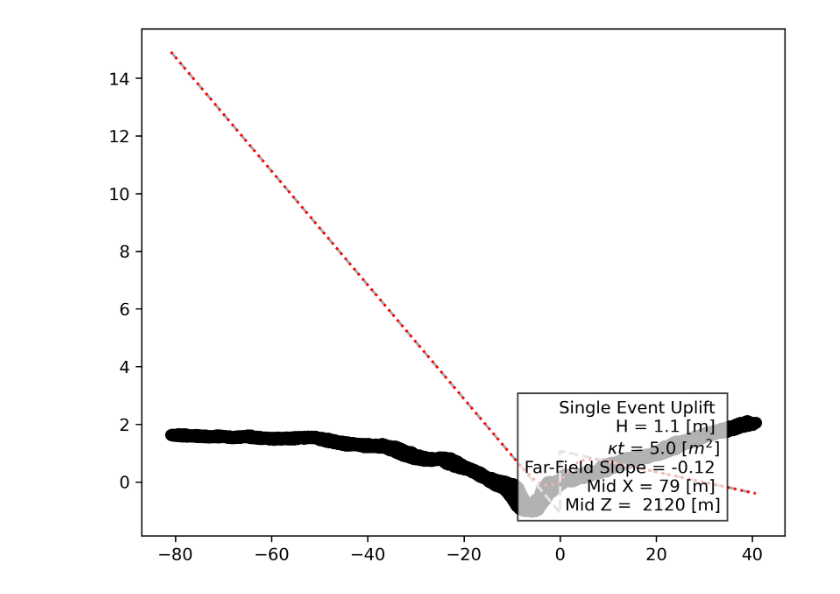
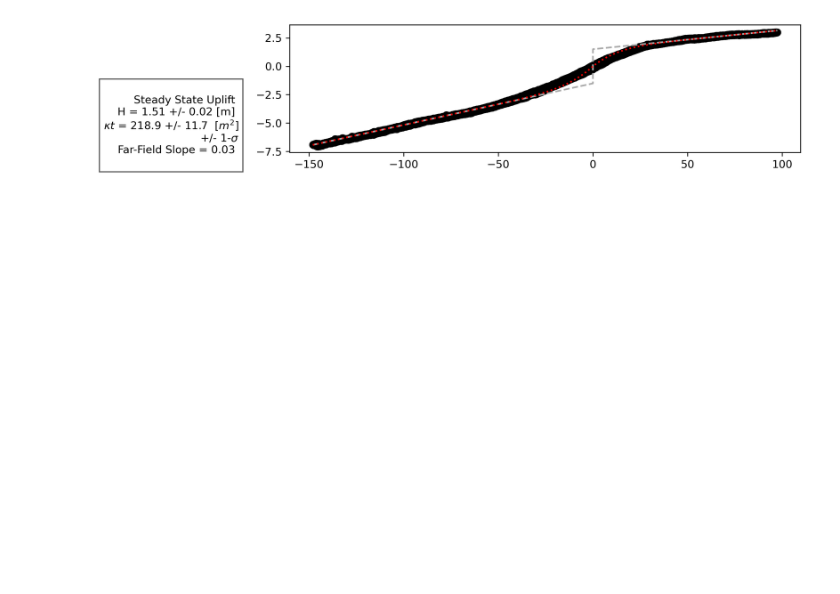
Before and after one commit to seanpolun/pyScarpFit, a Jupyter notebook: Notebooks/test2.ipynb, the cells around one changed output. Drawn from its saved outputs; the diff is of its cells as text; code cells hidden in the pictures; blank space fills up the shorter version.

```diff
--- a/Notebooks/test2.ipynb
+++ b/Notebooks/test2.ipynb
@@ -1,7 +1,7 @@
 # %%
 import main
 # %%
-lasfile = "./scarp1_1.las"
+lasfile = "../test_data/cs_test2.las"
 x, z = main.condition_las_profile(lasfile)
 # %%
 scarp1 = main.Scarp(x, z)
@@ -11,7 +14,7 @@ scarp1.gen_1e()
 # %%
 scarp1.aspect = 6
-scarp1.plot_scarp('se')
+scarp1.plot_scarp('ss', unc=True)
 # %% [output]
-[figure, old version]
+[figure, new version]
 # %%
 scarp1.save_scarp_fig("one_event.png")
```
Also changed, not shown: parts of 1 cell of this notebook, 2 other files.
